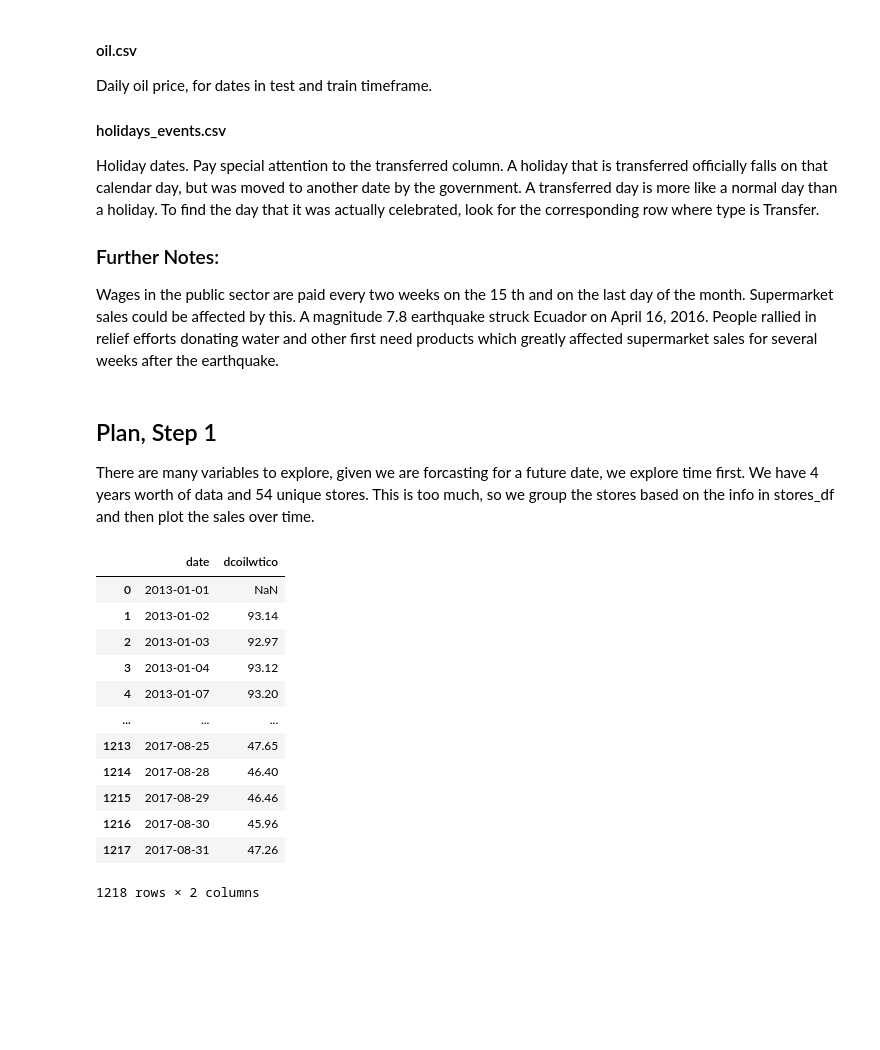
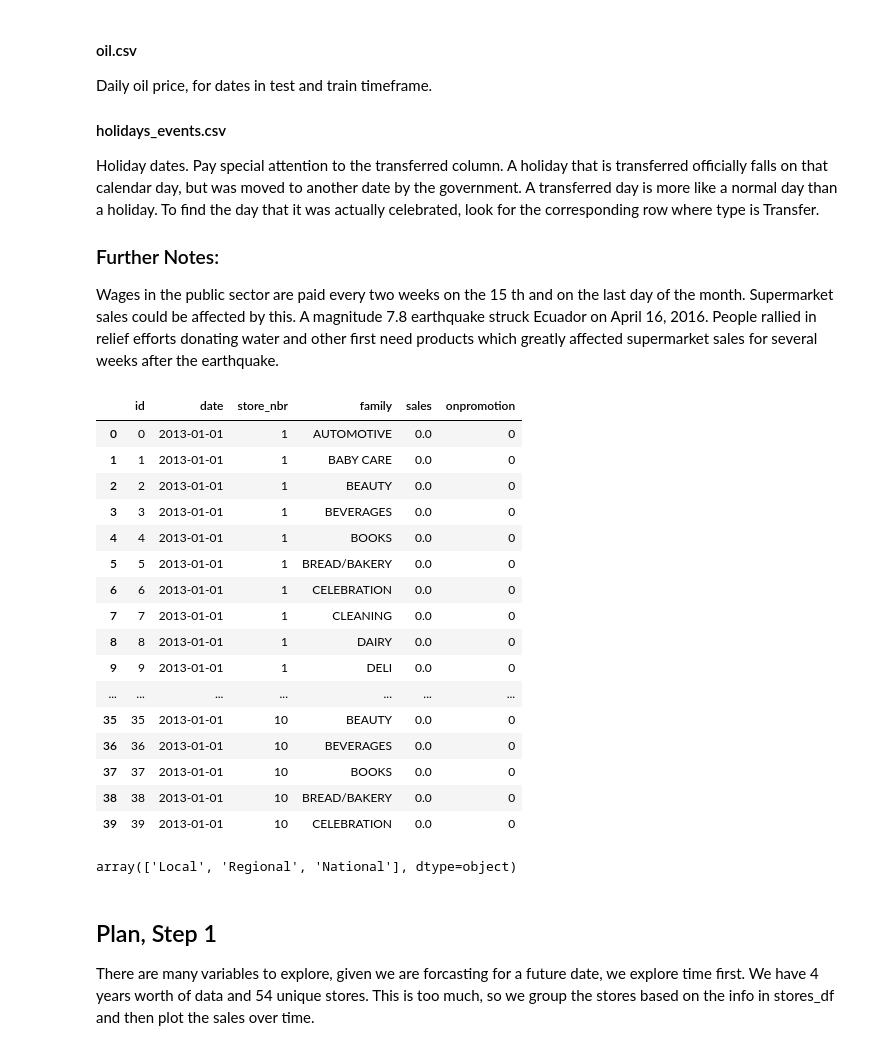
Before and after one commit to ol-webb/store_sales_kaggle, a Jupyter notebook: nb1.ipynb, the cells around one changed output. Drawn from its saved outputs; the diff is of its cells as text; code cells hidden in the pictures; blank space fills up the shorter version.

Commit message:
method details, store embeddings

```diff
--- a/nb1.ipynb
+++ b/nb1.ipynb
@@ -43,3 +50,27 @@ oil_df['date'] = pd.to_datetime(oil_df['date'])
+# %%
+train_df[0:40]
+# %% [output]
+|  | id | date | store_nbr | family | sales | onpromotion |
+| 0 | 0 | 2013-01-01 | 1 | AUTOMOTIVE | 0.0 | 0 |
+| 1 | 1 | 2013-01-01 | 1 | BABY CARE | 0.0 | 0 |
+| 2 | 2 | 2013-01-01 | 1 | BEAUTY | 0.0 | 0 |
+| 3 | 3 | 2013-01-01 | 1 | BEVERAGES | 0.0 | 0 |
+| 4 | 4 | 2013-01-01 | 1 | BOOKS | 0.0 | 0 |
+| 5 | 5 | 2013-01-01 | 1 | BREAD/BAKERY | 0.0 | 0 |
+| 6 | 6 | 2013-01-01 | 1 | CELEBRATION | 0.0 | 0 |
+| 7 | 7 | 2013-01-01 | 1 | CLEANING | 0.0 | 0 |
+| 8 | 8 | 2013-01-01 | 1 | DAIRY | 0.0 | 0 |
+| 9 | 9 | 2013-01-01 | 1 | DELI | 0.0 | 0 |
+| ... | ... | ... | ... | ... | ... | ... |
+| 35 | 35 | 2013-01-01 | 10 | BEAUTY | 0.0 | 0 |
+| 36 | 36 | 2013-01-01 | 10 | BEVERAGES | 0.0 | 0 |
+| 37 | 37 | 2013-01-01 | 10 | BOOKS | 0.0 | 0 |
+| 38 | 38 | 2013-01-01 | 10 | BREAD/BAKERY | 0.0 | 0 |
+| 39 | 39 | 2013-01-01 | 10 | CELEBRATION | 0.0 | 0 |
+# %%
+holidays_events['locale'].unique()
+# %% [output]
+array(['Local', 'Regional', 'National'], dtype=object)
 # %% [markdown]
 ## Plan, Step 1
 There are many variables to explore, given we are forcasting for a future date, we explore time first. We have 4 years worth of data and 54 unique stores. This is too much, so we group the stores based on the info in stores_df and then plot the sales over time.
@@ -51,19 +82,3 @@ train_df_withclusters = pd.merge(train_df, selected_stores_df, on='store_nbr', h
 summed_df = train_df_withclusters.groupby(['cluster', 'date']).sum().reset_index()
 # %%
 summed_df['date'] = pd.to_datetime(summed_df['date'])
-# %%
-oil_df
-# %% [output]
-|  | date | dcoilwtico |
-| 0 | 2013-01-01 | NaN |
-| 1 | 2013-01-02 | 93.14 |
-| 2 | 2013-01-03 | 92.97 |
-| 3 | 2013-01-04 | 93.12 |
-| 4 | 2013-01-07 | 93.20 |
-| ... | ... | ... |
-| 1213 | 2017-08-25 | 47.65 |
-| 1214 | 2017-08-28 | 46.40 |
-| 1215 | 2017-08-29 | 46.46 |
-| 1216 | 2017-08-30 | 45.96 |
-| 1217 | 2017-08-31 | 47.26 |
-1218 rows × 2 columns
```
Also changed, not shown: parts of 12 cells of this notebook.
